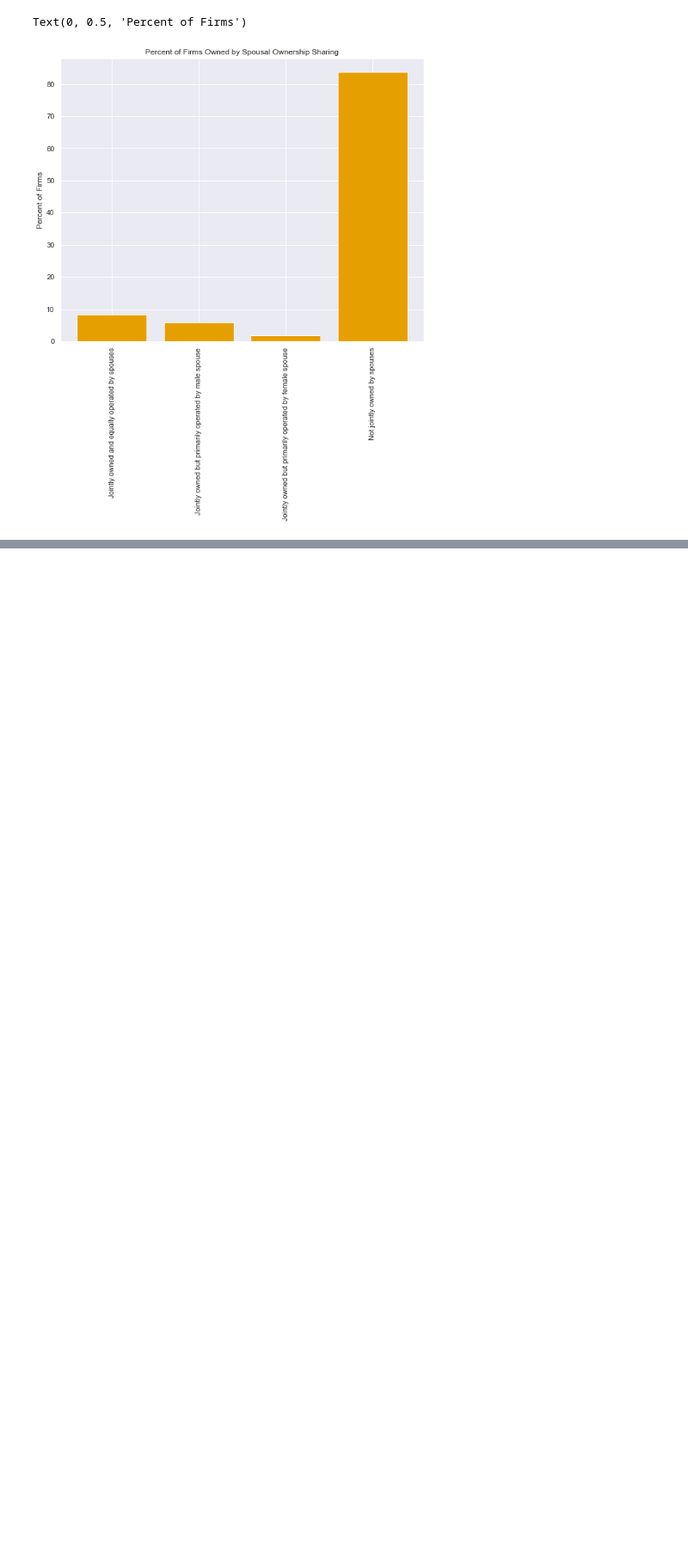
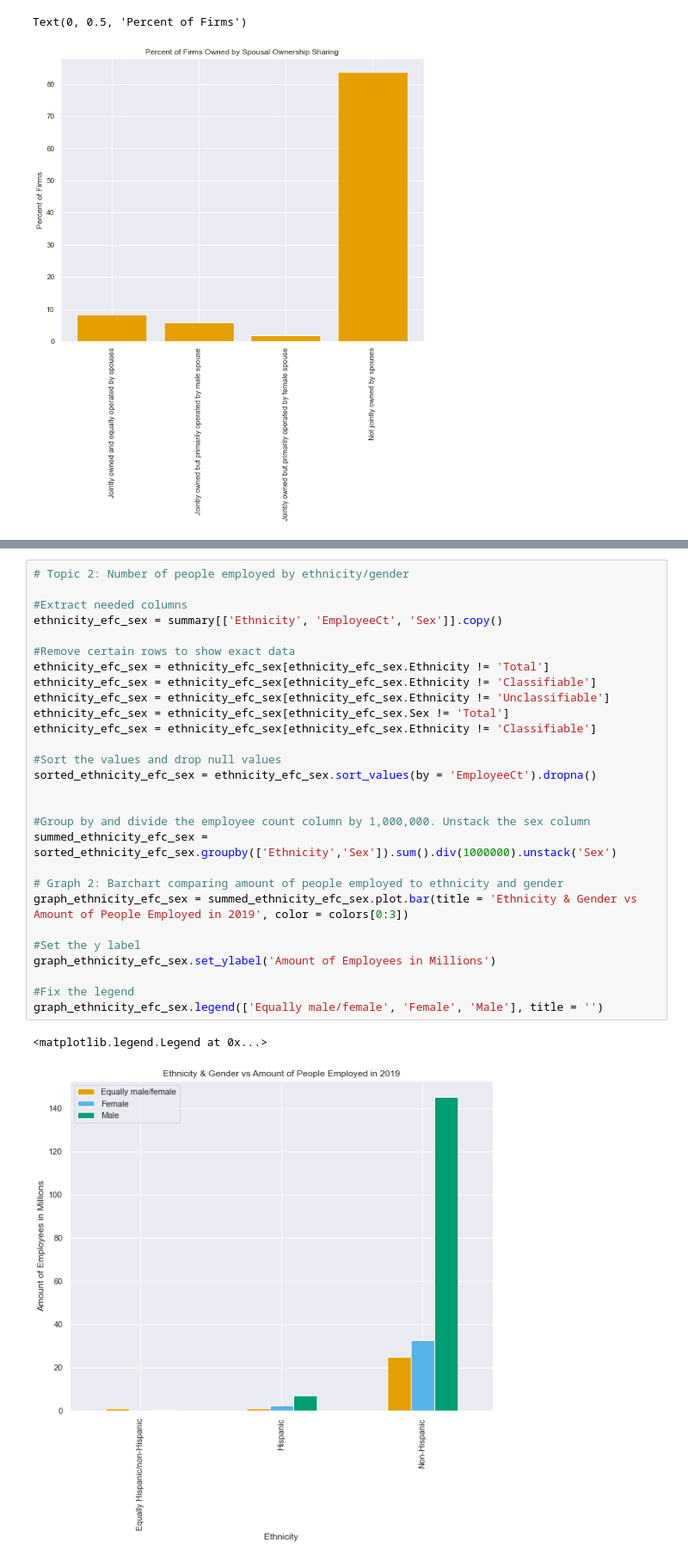
Before and after one commit to jackrlynn3/pandas-census-grp-5, a Jupyter notebook: visualizations.ipynb, the cells around one changed output, grey strips where cells are left out. Shown at 86% size. Cells and saved outputs as stored; diff of their text form; blank space fills up the shorter version.

```diff
--- a/visualizations.ipynb
+++ b/visualizations.ipynb
@@ -562,0 +600,31 @@ Text(0, 0.5, 'Percent of Firms')
+# %%
+# Topic 2: Number of people employed by ethnicity/gender
+
+#Extract needed columns
+ethnicity_efc_sex = summary[['Ethnicity', 'EmployeeCt', 'Sex']].copy()
+
+#Remove certain rows to show exact data
+ethnicity_efc_sex = ethnicity_efc_sex[ethnicity_efc_sex.Ethnicity != 'Total']
+ethnicity_efc_sex = ethnicity_efc_sex[ethnicity_efc_sex.Ethnicity != 'Classifiable']
+ethnicity_efc_sex = ethnicity_efc_sex[ethnicity_efc_sex.Ethnicity != 'Unclassifiable']
+ethnicity_efc_sex = ethnicity_efc_sex[ethnicity_efc_sex.Sex != 'Total']
+ethnicity_efc_sex = ethnicity_efc_sex[ethnicity_efc_sex.Ethnicity != 'Classifiable']
+
+#Sort the values and drop null values
+sorted_ethnicity_efc_sex = ethnicity_efc_sex.sort_values(by = 'EmployeeCt').dropna()
+
+
+#Group by and divide the employee count column by 1,000,000. Unstack the sex column
+summed_ethnicity_efc_sex = sorted_ethnicity_efc_sex.groupby(['Ethnicity','Sex']).sum().div(1000000).unstack('Sex')
+
+# Graph 2: Barchart comparing amount of people employed to ethnicity and gender
+graph_ethnicity_efc_sex = summed_ethnicity_efc_sex.plot.bar(title = 'Ethnicity & Gender vs Amount of People Employed in 2019', color = colors[0:3])
+
+#Set the y label
+graph_ethnicity_efc_sex.set_ylabel('Amount of Employees in Millions')
+
+#Fix the legend
+graph_ethnicity_efc_sex.legend(['Equally male/female', 'Female', 'Male'], title = '')
+# %% [output]
+<matplotlib.legend.Legend at 0x...>
+[figure, added]
```
Also changed, not shown: parts of 5 cells of this notebook.
